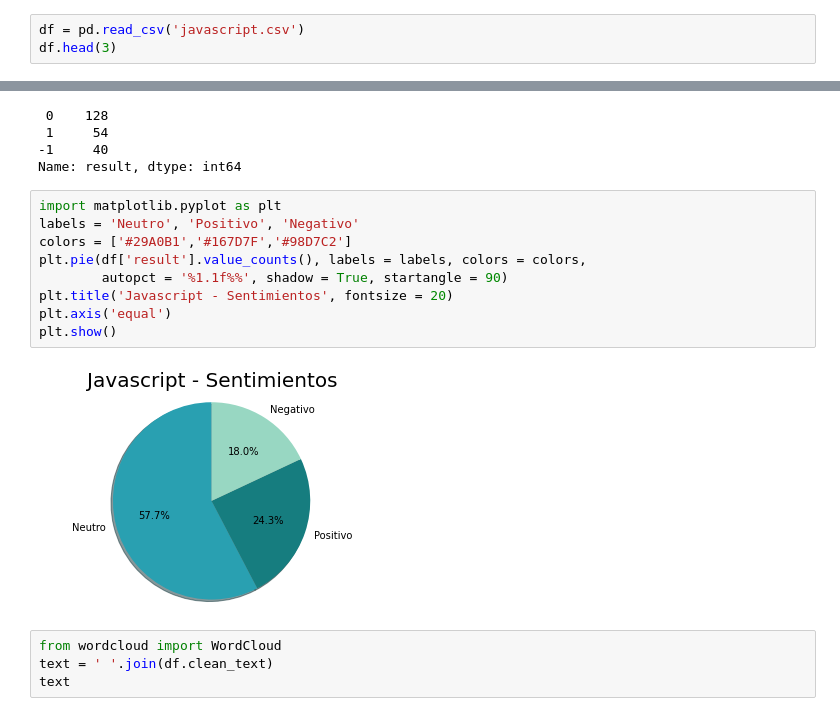
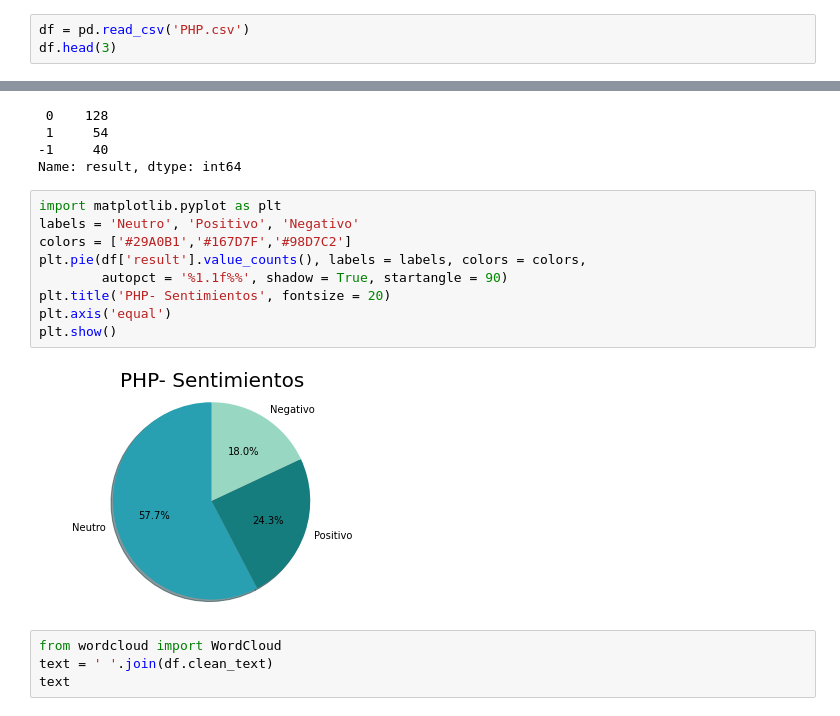
Before and after one commit to Abigail1410/Trabajo-final, a Jupyter notebook: ANALISIS_DE_SENTIMIENTOS.ipynb, the cells around one changed output, grey strips where cells are left out. Cells and saved outputs as stored; diff of their text form.

```diff
--- a/ANALISIS_DE_SENTIMIENTOS.ipynb
+++ b/ANALISIS_DE_SENTIMIENTOS.ipynb
@@ -26,5 +22,5 @@ Sentiment(polarity=-0.8, subjectivity=0.9)
 # %%
-df = pd.read_csv('javascript.csv')
+df = pd.read_csv('PHP.csv')
 df.head(3)
 # %% [output]
 |  | text |
@@ -110,14 +111,14 @@ Name: result, dtype: int64
 # %%
 import matplotlib.pyplot as plt
 labels = 'Neutro', 'Positivo', 'Negativo'
 colors = ['#29A0B1','#167D7F','#98D7C2']
 plt.pie(df['result'].value_counts(), labels = labels, colors = colors,
         autopct = '%1.1f%%', shadow = True, startangle = 90)
-plt.title('Javascript - Sentimientos', fontsize = 20)
+plt.title('PHP- Sentimientos', fontsize = 20)
 plt.axis('equal')
 plt.show()
 # %% [output]
-[figure, old version]
+[figure, new version]
 # %%
 from wordcloud import WordCloud
 text = ' '.join(df.clean_text)
```
Also changed, not shown: parts of 5 cells of this notebook.
